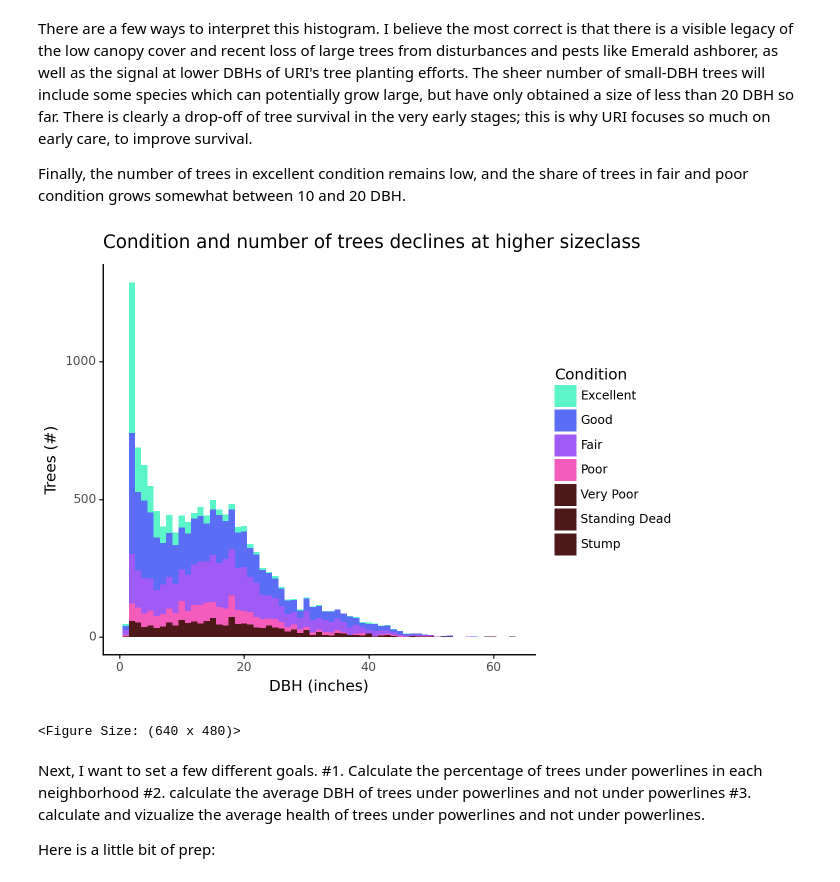
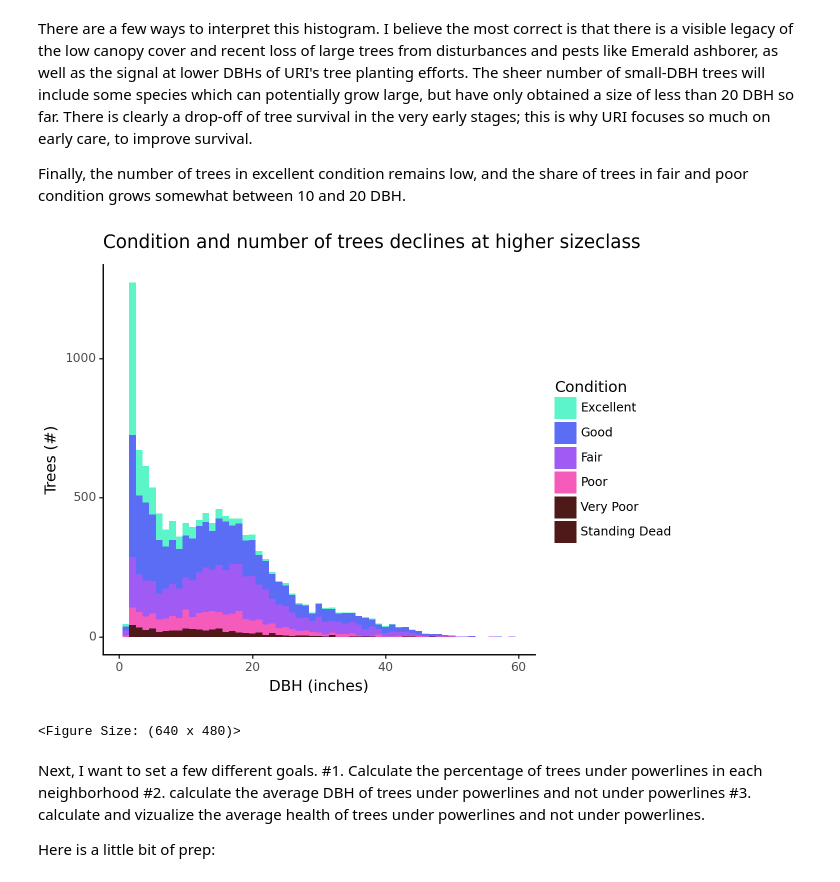
Before and after one commit to envirodatascience/final-project-urban-treeam, a Jupyter notebook: Les_UtilityLines.ipynb, the cells around one changed output. Saved outputs shown, nothing was run; the diff lists cells and outputs as text; code cells hidden in the pictures.

```diff
--- a/Les_UtilityLines.ipynb
+++ b/Les_UtilityLines.ipynb
@@ -107,6 +109,10 @@ df = df[df['Longitude'] >= -73]
 numrows=(len(df))
 print("# trees outside of New Haven removed:  ",numrows2-numrows)
 
+df = df[df['Condition'] != "Stump"]
+numrows2=(len(df))
+print("Stumps removed:  ",numrows-numrows2)
+
 print("trees remaining: ", len(df))
 # %% [output]
 # Vacant sites removed:  102
@@ -186,17 +200,17 @@ There are a few ways to interpret this histogram. I believe the most correct is
 
 Finally, the number of trees in excellent condition remains low, and the share of trees in fair and poor condition grows somewhat between 10 and 20 DBH.
 # %%
-condition_order = ['Excellent', 'Good', 'Fair', "Poor","Very Poor","Standing Dead","Stump"]
+condition_order = ['Excellent', 'Good', 'Fair', "Poor","Very Poor","Standing Dead"]
 df['condition_order'] = pd.Categorical(df['Condition'], categories=condition_order, ordered=True)
 (
 ggplot(df, aes(x='DBH', fill="condition_order")) +
     geom_histogram(binwidth=1, position="stack") +
     labs(x='DBH (inches)', y='Trees (#)', title='Condition and number of trees declines at higher sizeclass') +
   scale_fill_manual(values=['#5bf5c9', '#5b6df5', '#a05bf5',"#f55bba","#4f1919","#4f1919","#4f1919"], name="Condition")+
   theme_classic()
 )
 # %% [output]
-[figure, old version]
+[figure, new version]
 <Figure Size: (640 x 480)>
 # %% [markdown]
 Next, I want to set a few different goals.
```
Also changed, not shown: parts of 27 cells of this notebook.
